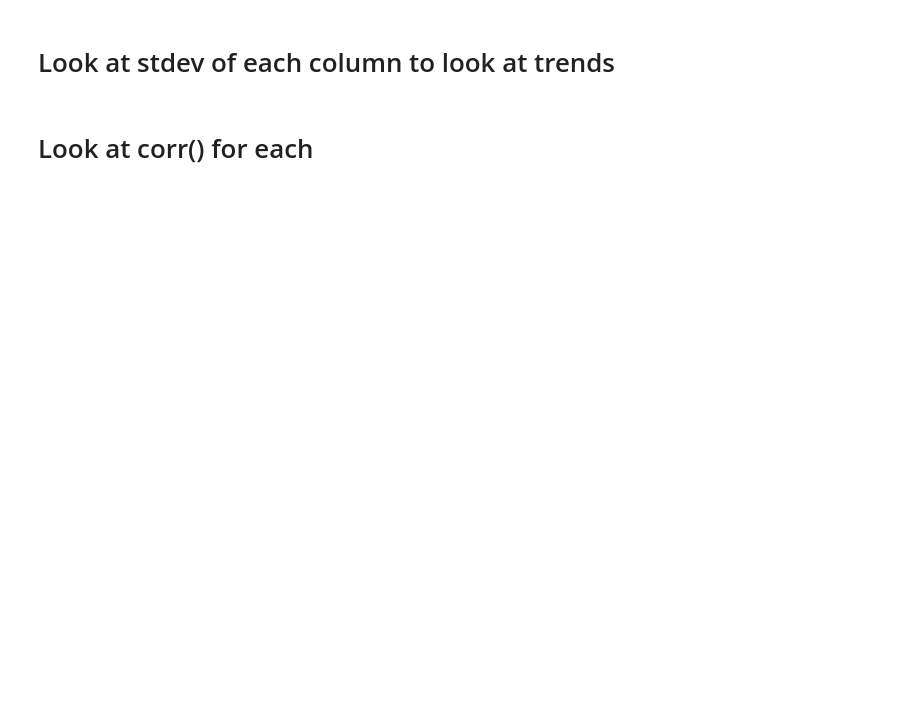
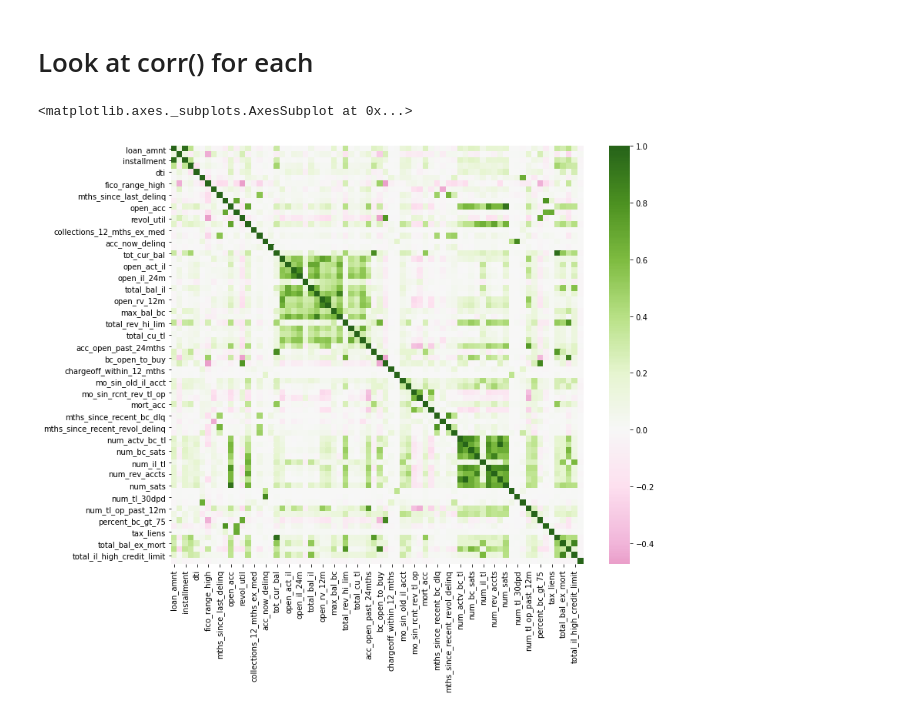
Before and after one commit to jjobes90/Loan-Approval, a Jupyter notebook: EDA_second_capstone.ipynb, the cells around one changed output. Drawn from its saved outputs; the diff is of its cells as text; code cells hidden in the pictures; blank space fills up the shorter version.

```diff
--- a/EDA_second_capstone.ipynb
+++ b/EDA_second_capstone.ipynb
@@ -194,2 +48,0 @@ late.boxplot(column='loan_amnt')
-# %% [markdown]
-# Look at stdev of each column to look at trends
@@ -200,2 +51,8 @@ late.boxplot(column='loan_amnt')
 # %% [markdown]
 # Look at corr() for each
+# %%
+plt.subplots(figsize=(12,10))
+sns.heatmap(wrangled_data[wrangled_data['loan_status'] == 'Fully Paid'].corr(), center=0, cmap="PiYG")
+# %% [output]
+<matplotlib.axes._subplots.AxesSubplot at 0x...>
+[figure, added]
```
Also changed, not shown: parts of 66 cells of this notebook.
